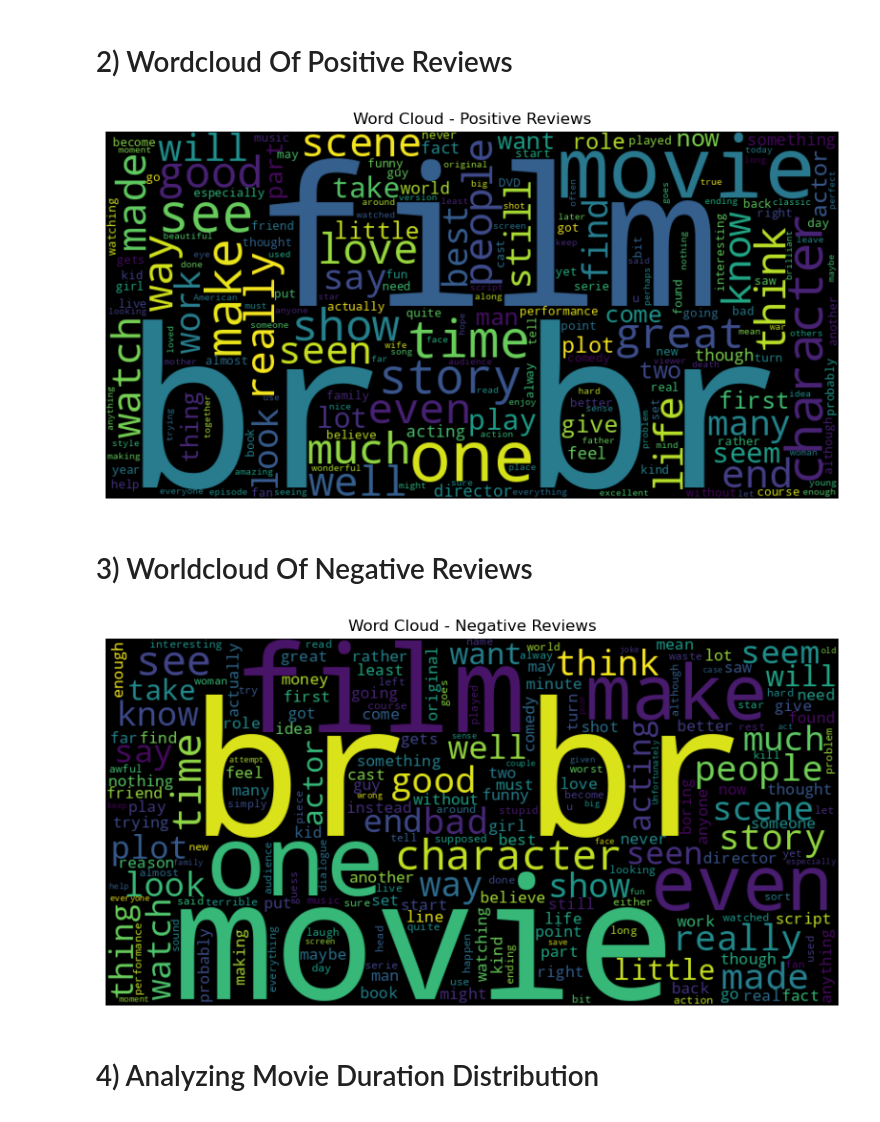
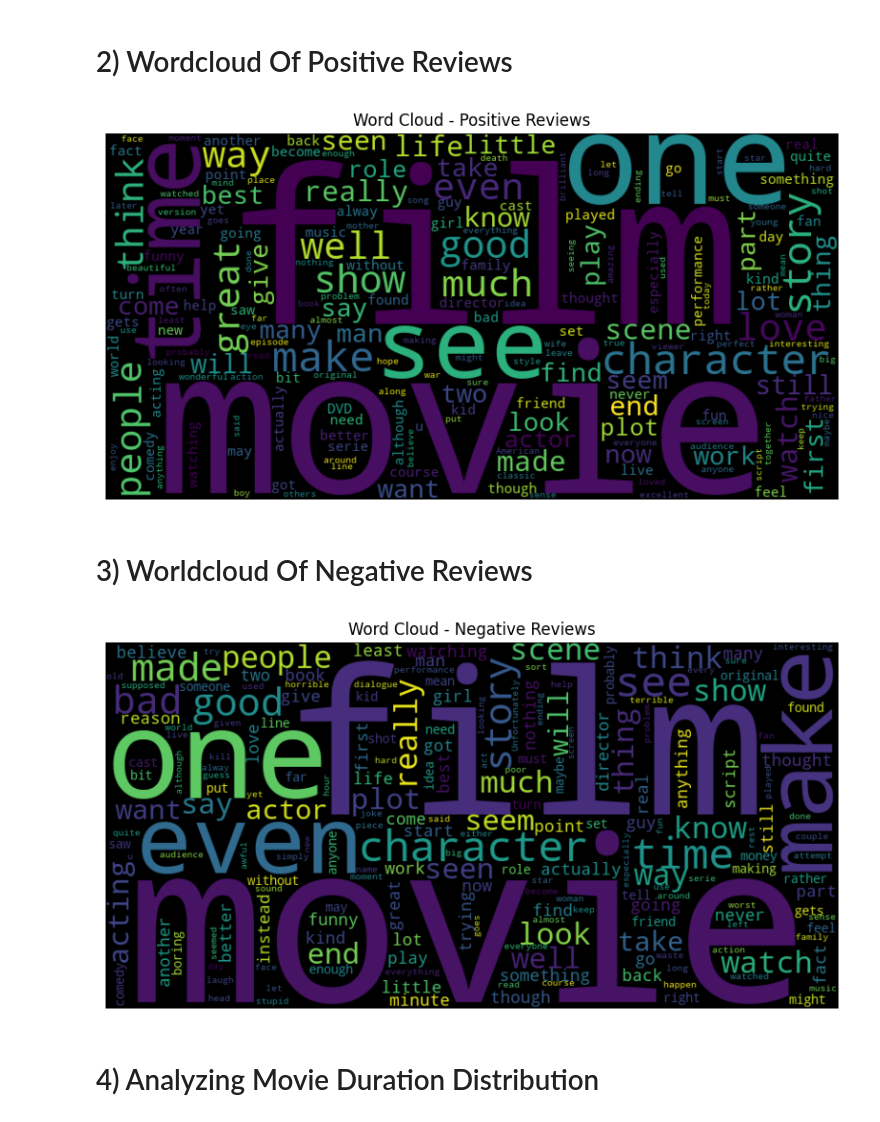
Before and after one commit to its-me-abhishek/imdb-movie-sentiment, a Jupyter notebook: imdb-sentiment-analysis.ipynb, the cells around one changed output. Saved outputs shown, nothing was run; the diff lists cells and outputs as text; code cells hidden in the pictures.

```diff
--- a/imdb-sentiment-analysis.ipynb
+++ b/imdb-sentiment-analysis.ipynb
@@ -6,6 +8,6 @@ import matplotlib.pyplot as plt
 from wordcloud import WordCloud
 # %%
 # Importing Datasets
-df_reviews = pd.read_csv('/kaggle/input/imdb-dataset-of-50k-movie-reviews/IMDB Dataset.csv')
-df_movies = pd.read_csv('/kaggle/input/imdb-5000-movie-dataset/movie_metadata.csv')
+df_reviews = pd.read_csv("./kaggle/input/IMDB Dataset.csv")
+df_movies = pd.read_csv("./kaggle/input/movie_metadata.csv")
 # %%
@@ -88,28 +121,34 @@ plt.show()
 # 2) Wordcloud Of Positive Reviews
 # %%
 # Wordcloud positive
-positive_reviews = df_reviews[df_reviews['sentiment']=='positive']['review']
-positive_wordcloud = WordCloud(width=800, height=400).generate(' '.join(positive_reviews))
-plt.figure(figsize=(10,5))
-plt.imshow(positive_wordcloud, interpolation='bilinear')
-plt.title('Word Cloud - Positive Reviews')
-plt.axis('off')
+positive_reviews = df_reviews[df_reviews["sentiment"] == "positive"]["review"]
+cleaned_reviews = positive_reviews.str.replace(r"\bbr\b", "", regex=True)
+positive_wordcloud = WordCloud(width=800, height=400).generate(
+    " ".join(cleaned_reviews)
+)
+plt.figure(figsize=(10, 5))
+plt.imshow(positive_wordcloud, interpolation="bilinear")
+plt.title("Word Cloud - Positive Reviews")
+plt.axis("off")
 plt.show()
 # %% [output]
-[figure, old version]
+[figure, new version]
 # %% [markdown]
 # 3) Worldcloud Of Negative Reviews
 # %%
 # Wordcloud negative
-negative_reviews = df_reviews[df_reviews['sentiment']=='negative']['review']
-negative_wordcloud = WordCloud(width=800, height=400).generate(' '.join(negative_reviews))
-plt.figure(figsize=(10,5))
-plt.imshow(negative_wordcloud, interpolation='bilinear')
-plt.title('Word Cloud - Negative Reviews')
-plt.axis('off')
+negative_reviews = df_reviews[df_reviews["sentiment"] == "negative"]["review"]
+cleaned_reviews = negative_reviews.str.replace(r"\bbr\b", "", regex=True)
+negative_wordcloud = WordCloud(width=800, height=400).generate(
+    " ".join(cleaned_reviews)
+)
+plt.figure(figsize=(10, 5))
+plt.imshow(negative_wordcloud, interpolation="bilinear")
+plt.title("Word Cloud - Negative Reviews")
+plt.axis("off")
 plt.show()
 # %% [output]
-[figure, old version]
+[figure, new version]
 # %% [markdown]
 # 4) Analyzing Movie Duration Distribution
 # %%
```
Also changed, not shown: parts of 30 cells of this notebook.
